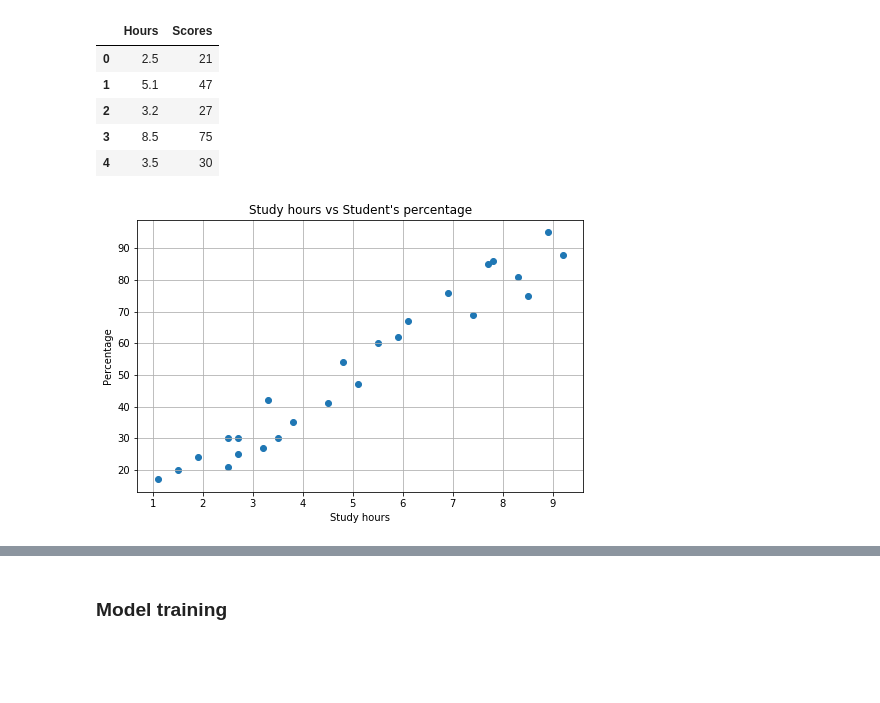
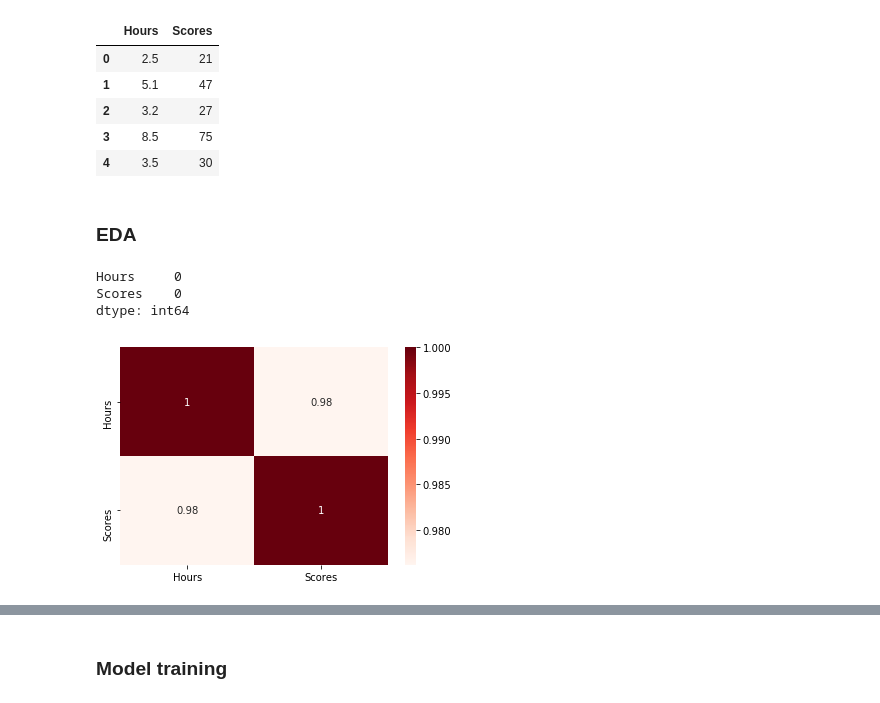
Before and after one commit to Tejas2512/TSF-Tasks, a Jupyter notebook: Task 1/TASK 1.ipynb, the cells around one changed output, grey strips where cells are left out. Cells and saved outputs as stored; diff of their text form; code cells hidden in the pictures; blank space fills up the shorter version.

```diff
--- a/Task 1/TASK 1.ipynb
+++ b/Task 1/TASK 1.ipynb
@@ -26,13 +28,19 @@ df.head()
 | 2 | 3.2 | 27 |
 | 3 | 8.5 | 75 |
 | 4 | 3.5 | 30 |
-# %%
-# Visualize the data.
-plt.figure(figsize=(8,5))
-plt.scatter(df.Hours, df.Scores)
-plt.title("Study hours vs Student's percentage")
-plt.xlabel('Study hours')
-plt.ylabel('Percentage')
-plt.grid()
-# %% [output]
-[figure, removed]
+# %% [markdown]
+### EDA
+# %%
+# Check weather null value present or not.
+df.isnull().sum()
+# %% [output]
+Hours     0
+Scores    0
+dtype: int64
+# %%
+# correlation between feature.
+import seaborn as sns
+sns.heatmap(data=df.corr(),annot=True,cmap='Reds')
+plt.show()
+# %% [output]
+[figure, added]
```
Also changed, not shown: parts of 4 cells of this notebook.
